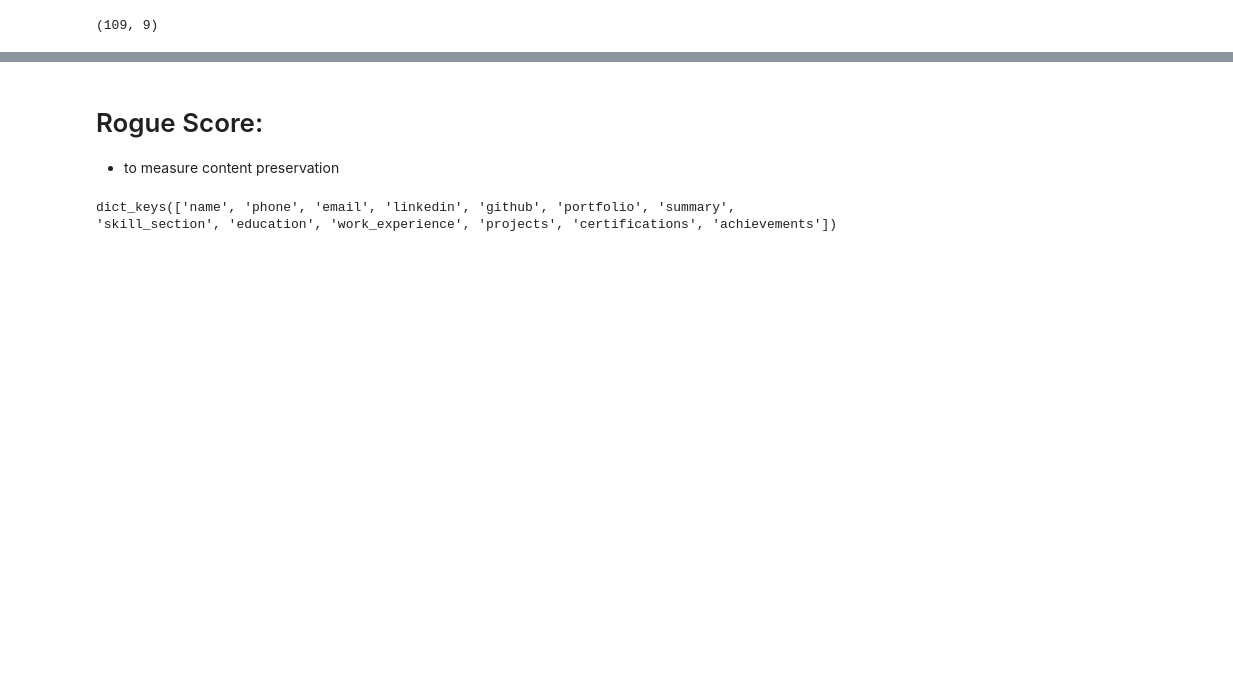
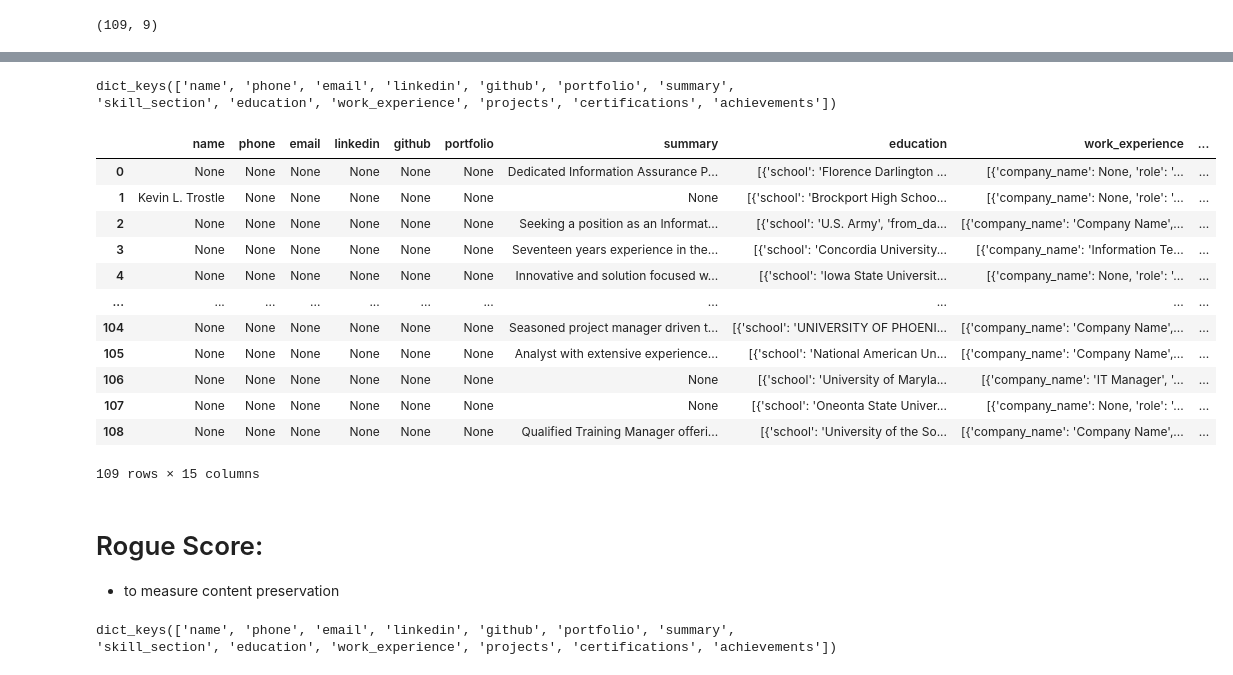
Before and after one commit to daiqing2009/ResumeFlow, a Jupyter notebook: benchmark/resume_extraction_bechmark.ipynb, the cells around one changed output, grey strips where cells are left out. Cells and saved outputs as stored; diff of their text form; code cells hidden in the pictures; blank space fills up the shorter version.

```diff
--- a/benchmark/resume_extraction_bechmark.ipynb
+++ b/benchmark/resume_extraction_bechmark.ipynb
@@ -87,3 +104,24 @@ df_base.shape
+# %%
+df_demo = df_base[['ID', 'base_gemma_loaded']]
+df_demo['base_gemma_loaded'][0].keys()
+# %% [output]
+dict_keys(['name', 'phone', 'email', 'linkedin', 'github', 'portfolio', 'summary', 'skill_section', 'education', 'work_experience', 'projects', 'certifications', 'achievements'])
+# %%
+pd.json_normalize(df_demo['base_gemma_loaded'])
+# %% [output]
+|  | name | phone | email | linkedin | github | portfolio | summary | education | work_experience | ... |
+| 0 | None | None | None | None | None | None | Dedicated Information Assurance P... | [{'school': 'Florence Darlington ... | [{'company_name': None, 'role': '... | ... |
+| 1 | Kevin L. Trostle | None | None | None | None | None | None | [{'school': 'Brockport High Schoo... | [{'company_name': None, 'role': '... | ... |
+| 2 | None | None | None | None | None | None | Seeking a position as an Informat... | [{'school': 'U.S. Army', 'from_da... | [{'company_name': 'Company Name',... | ... |
+| 3 | None | None | None | None | None | None | Seventeen years experience in the... | [{'school': 'Concordia University... | [{'company_name': 'Information Te... | ... |
+| 4 | None | None | None | None | None | None | Innovative and solution focused w... | [{'school': 'Iowa State Universit... | [{'company_name': None, 'role': '... | ... |
+| ... | ... | ... | ... | ... | ... | ... | ... | ... | ... | ... |
+| 104 | None | None | None | None | None | None | Seasoned project manager driven t... | [{'school': 'UNIVERSITY OF PHOENI... | [{'company_name': 'Company Name',... | ... |
+| 105 | None | None | None | None | None | None | Analyst with extensive experience... | [{'school': 'National American Un... | [{'company_name': 'Company Name',... | ... |
+| 106 | None | None | None | None | None | None | None | [{'school': 'University of Maryla... | [{'company_name': 'IT Manager', '... | ... |
+| 107 | None | None | None | None | None | None | None | [{'school': 'Oneonta State Univer... | [{'company_name': None, 'role': '... | ... |
+| 108 | None | None | None | None | None | None | Qualified Training Manager offeri... | [{'school': 'University of the So... | [{'company_name': 'Company Name',... | ... |
+109 rows × 15 columns
 # %% [markdown]
 # Rogue Score:
 - to measure content preservation
```
Also changed, not shown: parts of 10 cells of this notebook, 8 other files.
